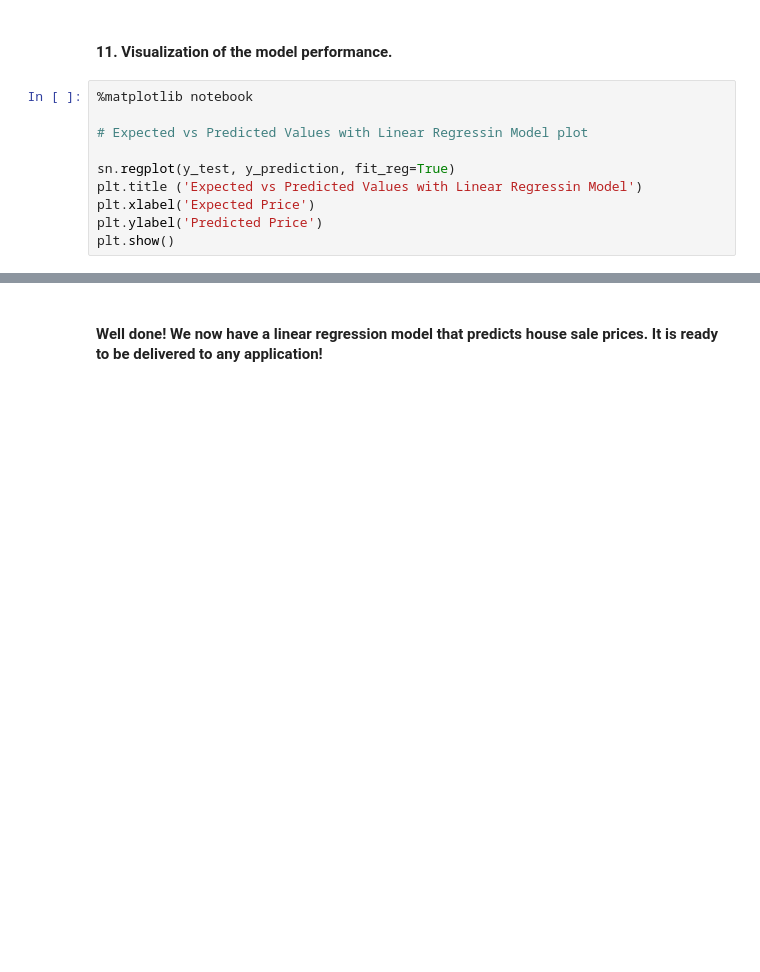
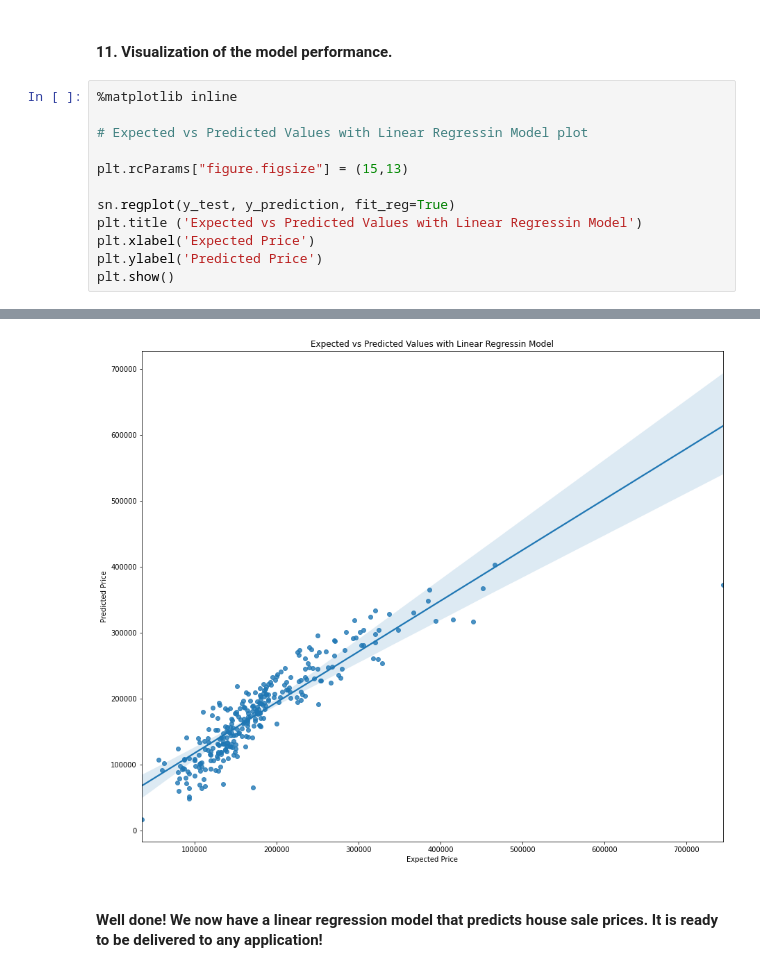
Before and after one commit to taamfp/NDS_NEM_Workshop_2020, a Jupyter notebook: Intro to Machine Learning.ipynb, the cells around one changed output, grey strips where cells are left out. Drawn from its saved outputs; the diff is of its cells as text; blank space fills up the shorter version.

```diff
--- a/Intro to Machine Learning.ipynb
+++ b/Intro to Machine Learning.ipynb
@@ -372,9 +400,11 @@ R2 Score
 # %% [markdown]
 #### 11. Visualization of the model performance.
 # %%
-%matplotlib notebook
+%matplotlib inline
 
 # Expected vs Predicted Values with Linear Regressin Model plot
+
+plt.rcParams["figure.figsize"] = (15,13)
 
 sn.regplot(y_test, y_prediction, fit_reg=True)
 plt.title ('Expected vs Predicted Values with Linear Regressin Model')
@@ -387,3 +415,4 @@ plt.show()
+[figure, added]
 # %% [markdown]
 #### Well done! We now have a linear regression model that predicts house sale prices. It is ready to be delivered to any application!
 # %% [markdown]
```
Also changed, not shown: parts of 27 cells of this notebook, 1 other file.
